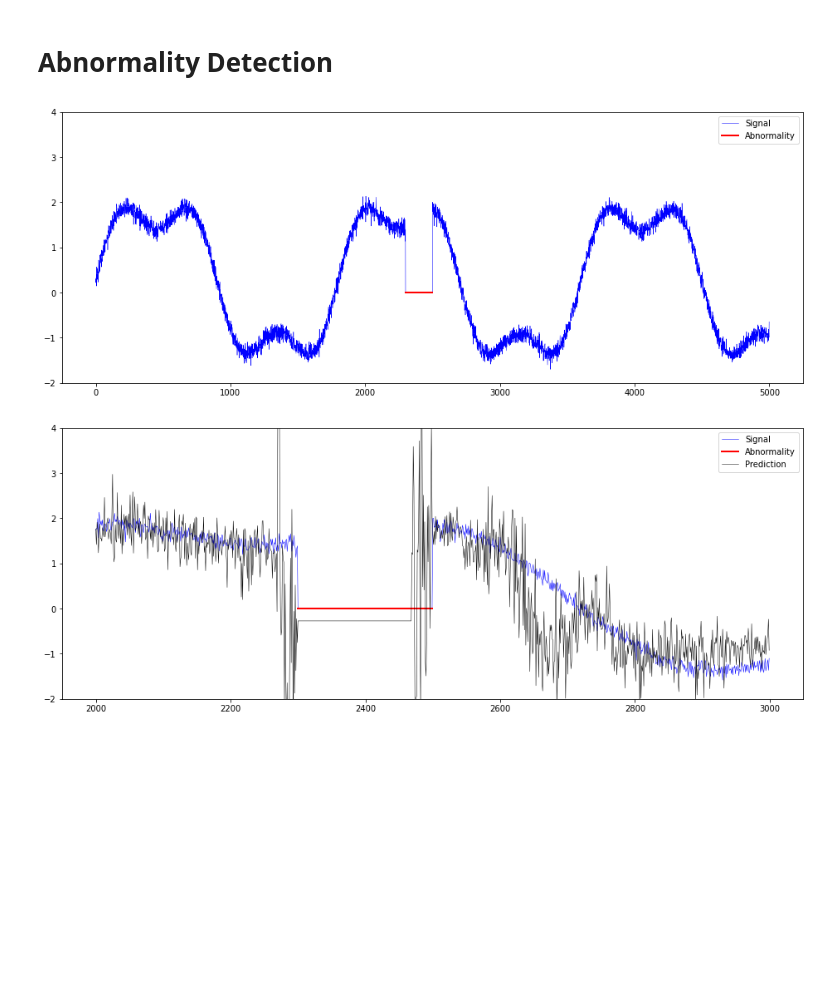
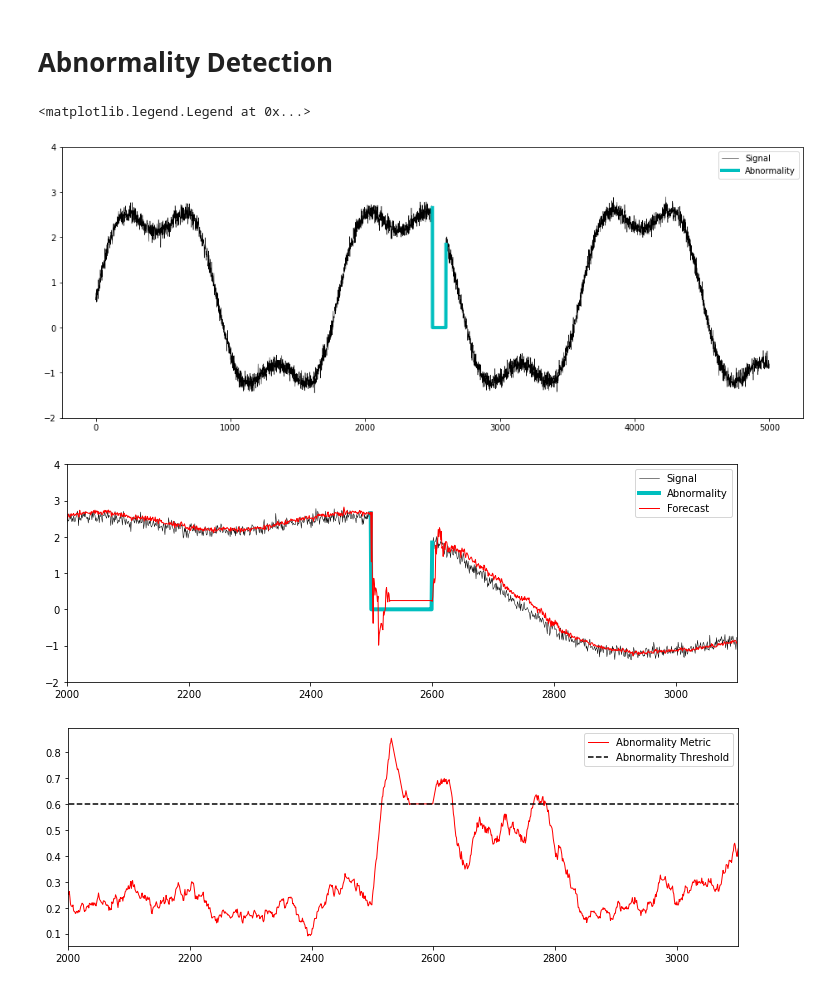
Before and after one commit to pprestridge/TCN_Literature, a Jupyter notebook: TCN Abnormality Detection.ipynb, the cells around one changed output. Saved outputs shown, nothing was run; the diff lists cells and outputs as text; code cells hidden in the pictures; blank space fills up the shorter version.

Commit message:
Finished Abnormality Detection

```diff
--- a/TCN Abnormality Detection.ipynb
+++ b/TCN Abnormality Detection.ipynb
@@ -272,25 +300,43 @@ signal[2300:2500] = 0
-# %%
-forecast = model_forecast(TCNModel, signal, WINDOW_SIZE)
-signal = signal[:-31]
-
-error = signal - np.squeeze(forecast)
+# %%
+error_prob = norm.pdf(error,loc=parameters[0],scale=parameters[1])
+
+error_prob_scaled = (1 - (error_prob / np.max(error_prob)))
+
+def moving_average(a, n=WINDOW_SIZE):
+    ret = np.cumsum(a, dtype=float)
+    ret[n:] = ret[n:] - ret[:-n]
+    return ret[n - 1:] / n
+
+error_prob_final = moving_average(error_prob_scaled)
 # %%
-def abnormality(error, threshold):
-    t = list(range(len(signal)))
-    plt.figure(figsize=(16, 6))
-    plt.plot(t[:], signal[:], 'b', label="Signal",linewidth=.5)
-    plt.plot(t[2300:2500], signal[2300:2500], 'r', label="Abnormality", linewidth=2)
-    plt.ylim([-2, 4])
-    plt.legend()
+#Handle Plotting
+t = list(range(len(abnormal_signal)))
+t_pred=t[WINDOW_SIZE-1:]
 
-    plt.figure(figsize=(16, 6))
-    plt.plot(t[2000:3000], signal[2000:3000], 'b', label="Signal",linewidth=.5)
-    plt.plot(t[2300:2500], signal[2300:2500], 'r', label="Abnormality", linewidth=2)
-    plt.plot(t[2000:3000], forecast[2000:3000], 'k', label="Prediction", linewidth=.5)
-    plt.ylim([-2, 4])
-    plt.legend()
+plt.figure(figsize=(16, 6))
+plt.plot(t[:], abnormal_signal[:], 'k', label="Signal",linewidth=.5)
+plt.plot(t[abStart-1:abEnd+1], abnormal_signal[abStart-1:abEnd+1], 'c', label="Abnormality", linewidth=4)
+plt.ylim([-2, 4])
+plt.legend()
+
+plt.figure(figsize=(12, 4))
+plt.plot(t[:], abnormal_signal[:], 'k', label="Signal",linewidth=.5)
+plt.plot(t[abStart-1:abEnd+1], abnormal_signal[abStart-1:abEnd+1], 'c', label="Abnormality", linewidth=4)
+plt.plot(t_pred, forecast, 'r', label="Forecast", linewidth=1)
+plt.ylim([-2, 4])
+plt.xlim([abStart-500,abEnd+500])
+plt.legend()
+
+
+plt.figure(figsize=(12, 4))
+plt.plot(t_pred[WINDOW_SIZE-1:], error_prob_final, 'r', label="Abnormality Metric", linewidth=1)
+plt.plot([0,1e10], [0.6, 0.6], 'k--', label="Abnormality Threshold")
+plt.xlim([abStart-500,abEnd+500])
+plt.legend()
+# %% [output]
+<matplotlib.legend.Legend at 0x...>
+[figure, added]
+[figure, added]
+[figure, added]
 # %%
-abnormality(error, 1)
+abnormality(singal,error, 1)
-# %% [output]
-[figure, removed]
-[figure, removed]
```
Also changed, not shown: parts of 7 cells of this notebook.
